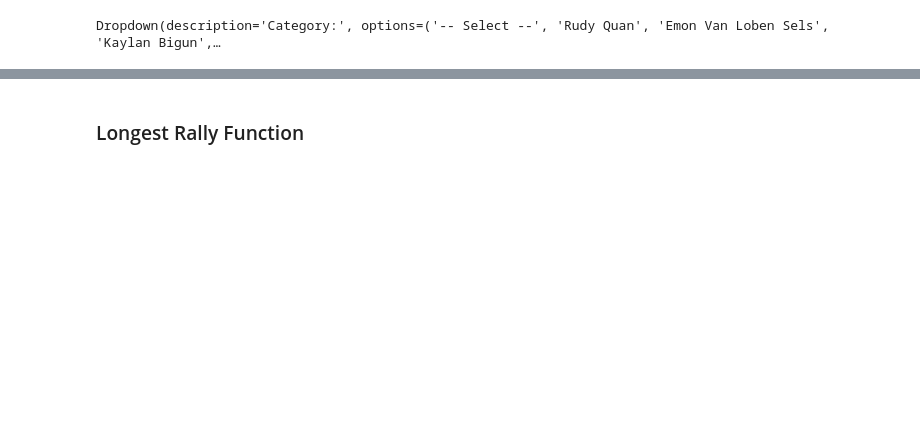
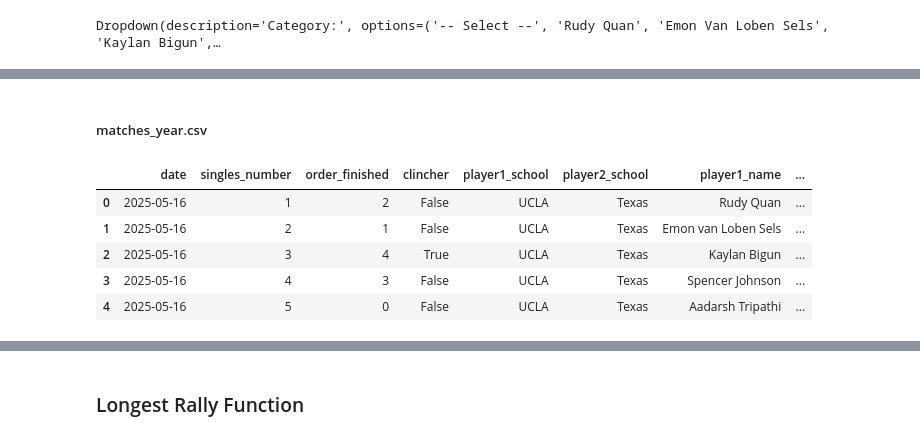
Before and after one commit to cjgimena/consulting-spring2025, a Jupyter notebook: season_report/summary_page/summary.ipynb, the cells around one changed output, grey strips where cells are left out. Cells and saved outputs as stored; diff of their text form; code cells hidden in the pictures; blank space fills up the shorter version.

```diff
--- a/season_report/summary_page/summary.ipynb
+++ b/season_report/summary_page/summary.ipynb
@@ -66,0 +71,12 @@ mens_results_player.head()
+# %% [markdown]
+##### matches_year.csv
+# %%
+matches = pd.read_csv('../../data/mens/matches_2025.csv')
+matches.head()
+# %% [output]
+|  | date | singles_number | order_finished | clincher | player1_school | player2_school | player1_name | ... |
+| 0 | 2025-05-16 | 1 | 2 | False | UCLA | Texas | Rudy Quan | ... |
+| 1 | 2025-05-16 | 2 | 1 | False | UCLA | Texas | Emon van Loben Sels | ... |
+| 2 | 2025-05-16 | 3 | 4 | True | UCLA | Texas | Kaylan Bigun | ... |
+| 3 | 2025-05-16 | 4 | 3 | False | UCLA | Texas | Spencer Johnson | ... |
+| 4 | 2025-05-16 | 5 | 0 | False | UCLA | Texas | Aadarsh Tripathi | ... |
```
Also changed, not shown: parts of 31 cells of this notebook, 7 other files.
